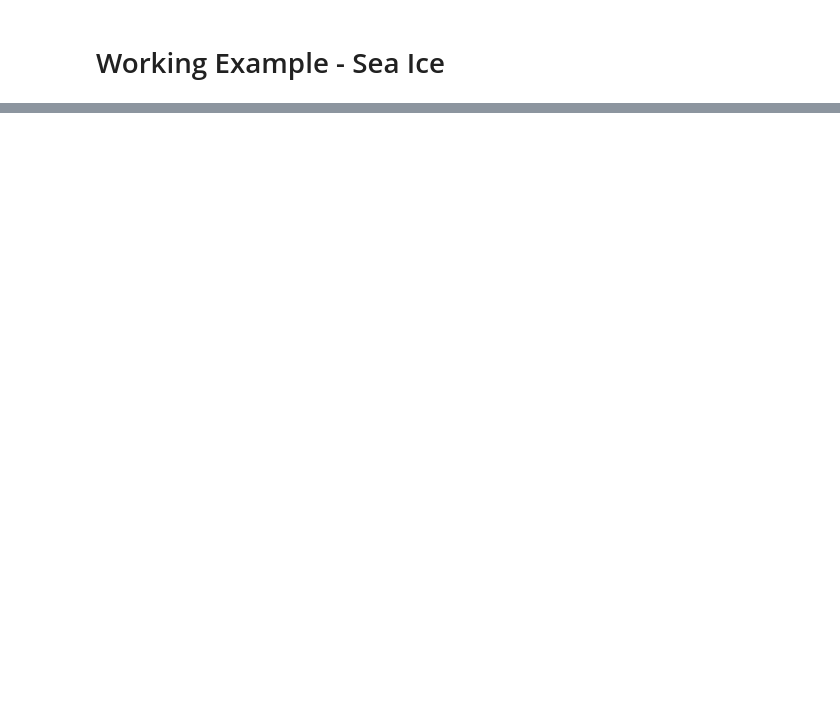
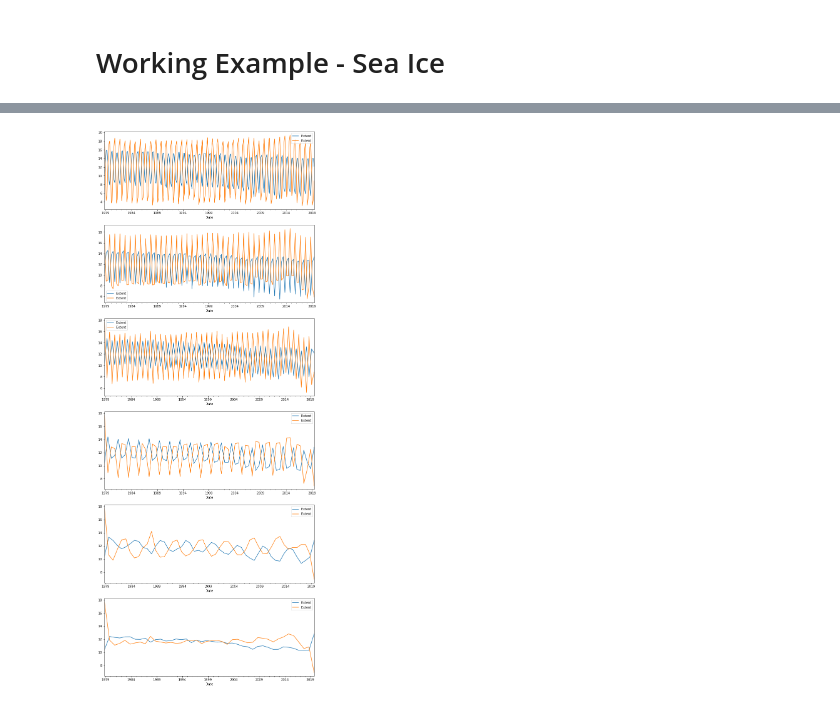
Before and after one commit to eyalnus/Python-Data, a Jupyter notebook: Pandas.ipynb, the cells around one changed output, grey strips where cells are left out. Drawn from its saved outputs; the diff is of its cells as text; code cells hidden in the pictures; blank space fills up the shorter version.

```diff
--- a/Pandas.ipynb
+++ b/Pandas.ipynb
@@ -177,0 +725,7 @@ plt.legend(bbox_to_anchor=(0., -.362, 1., .102), loc=3, ncol=2,
+# %%
+fig, axs = plt.subplots(6,1,figsize=(12,32))
+for name, group in sea_ice.groupby('hemisphere'):
+    for i in range(1,7):
+        group.resample(str(i*2)+'M').mean().plot(y="Extent", ax=axs[i-1])
+# %% [output]
+[figure, added]
```
Also changed, not shown: parts of 61 cells of this notebook, 2 other files.
